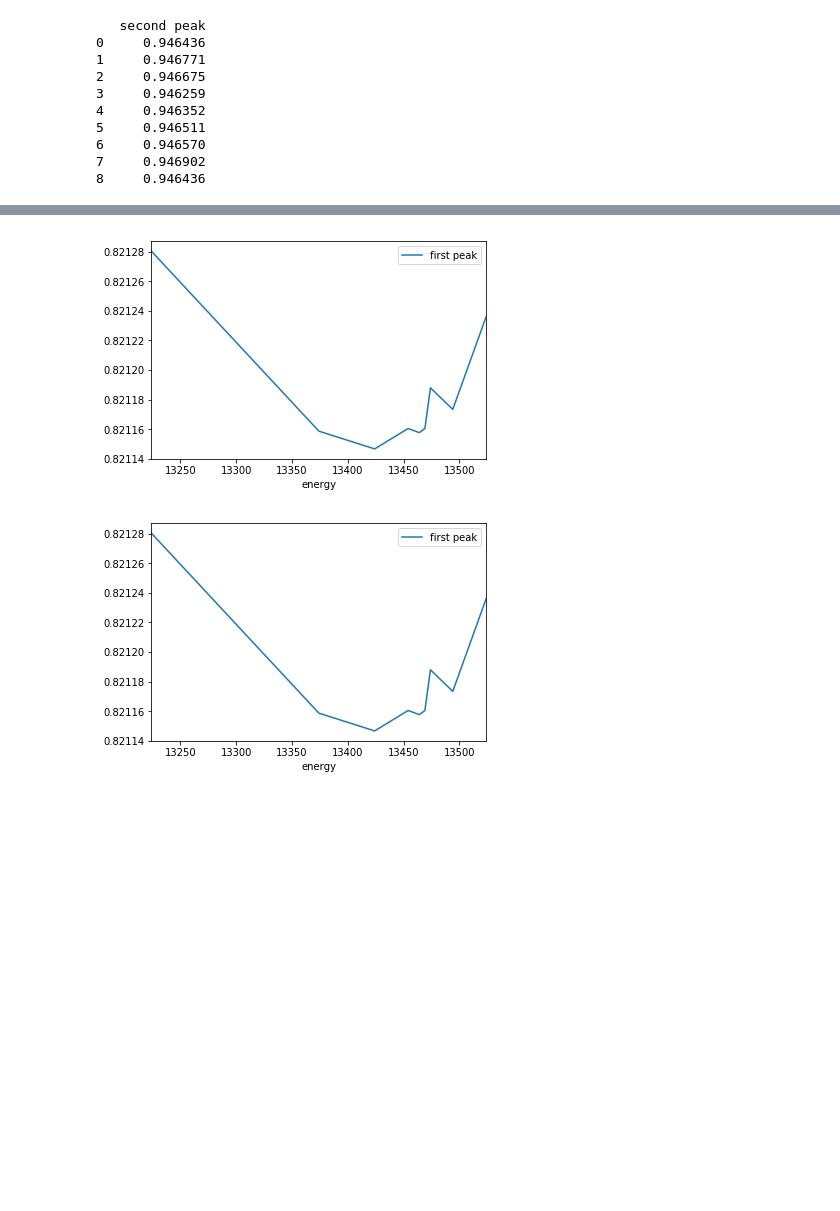
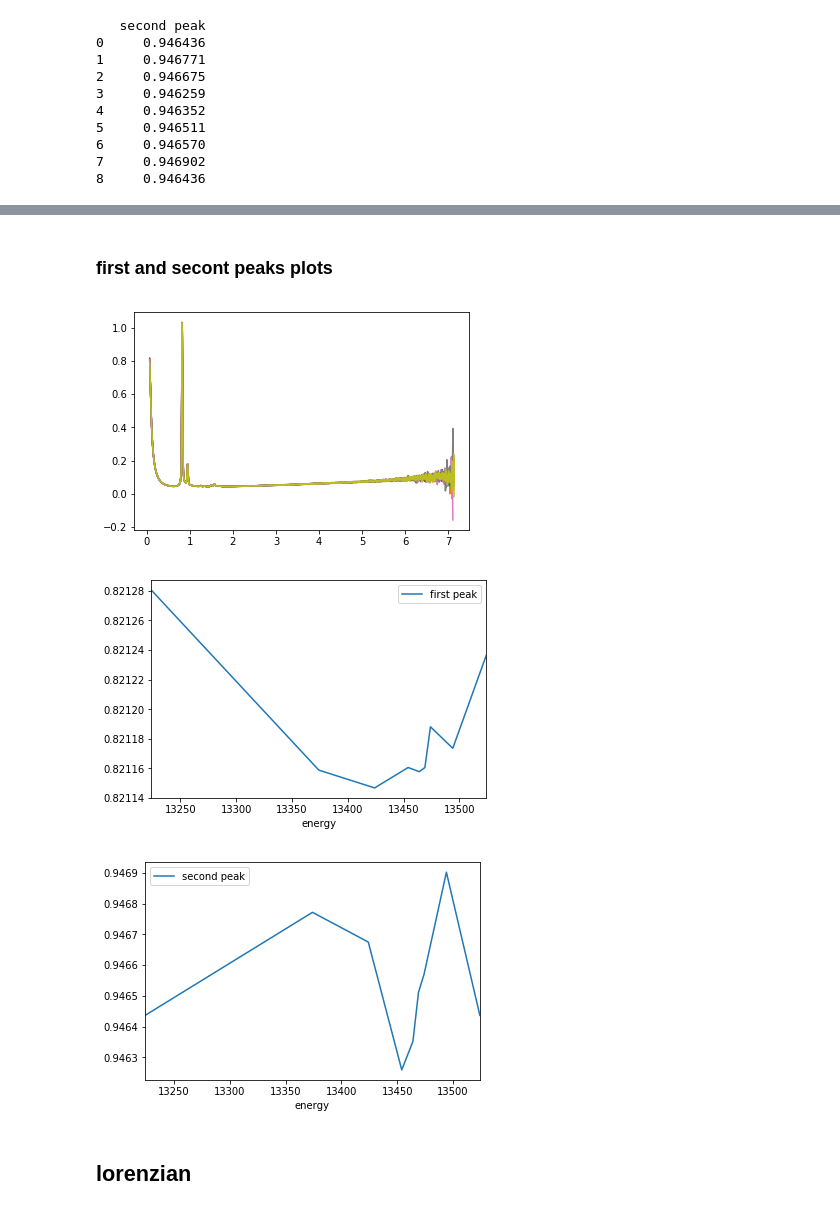
Before and after one commit to MariiaLiseanskaia/beamtime, a Jupyter notebook: Xrays.ipynb, the cells around one changed output, grey strips where cells are left out. Cells and saved outputs as stored; diff of their text form; code cells hidden in the pictures; blank space fills up the shorter version.

```diff
--- a/Xrays.ipynb
+++ b/Xrays.ipynb
@@ -338,11 +315,12 @@ def plot_peaks(egy, position):
-# %%
-positions_for_file.plot(x = "energy" ,y = "first peak")
-plt.show()
-
-# for key, table in resulting_tables.items():
-#     file_path = f'D:\ESRF\sorted\{key}.dat'  # Replace with your file path
-#     q, intensity = read_saxs_dat(file_path)
-#     plot_saxs_data(q, intensity)
-# %% [output]
-[figure, removed]
-[figure, removed]
+# %% [markdown]
+### first and secont peaks plots ###
+# %%
+positions_for_file.plot(x = "energy" ,y = "first peak")
+positions_for_file.plot(x = "energy" ,y = "second peak")
+plt.show()
+# %% [output]
+[figure, added]
+[figure, added]
+[figure, added]
+# %% [markdown]
+## lorenzian ##
```
Also changed, not shown: parts of 13 cells of this notebook.
